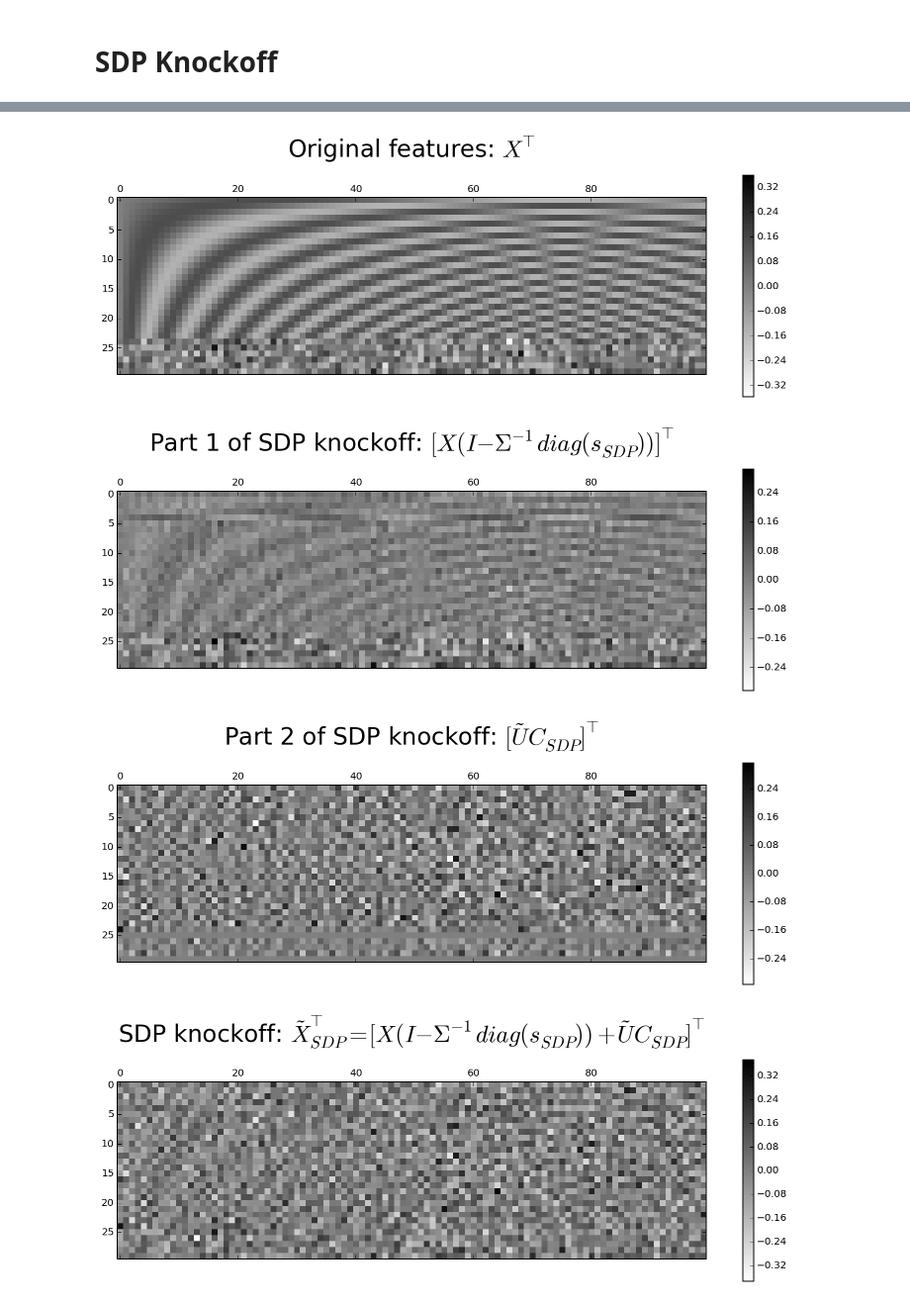
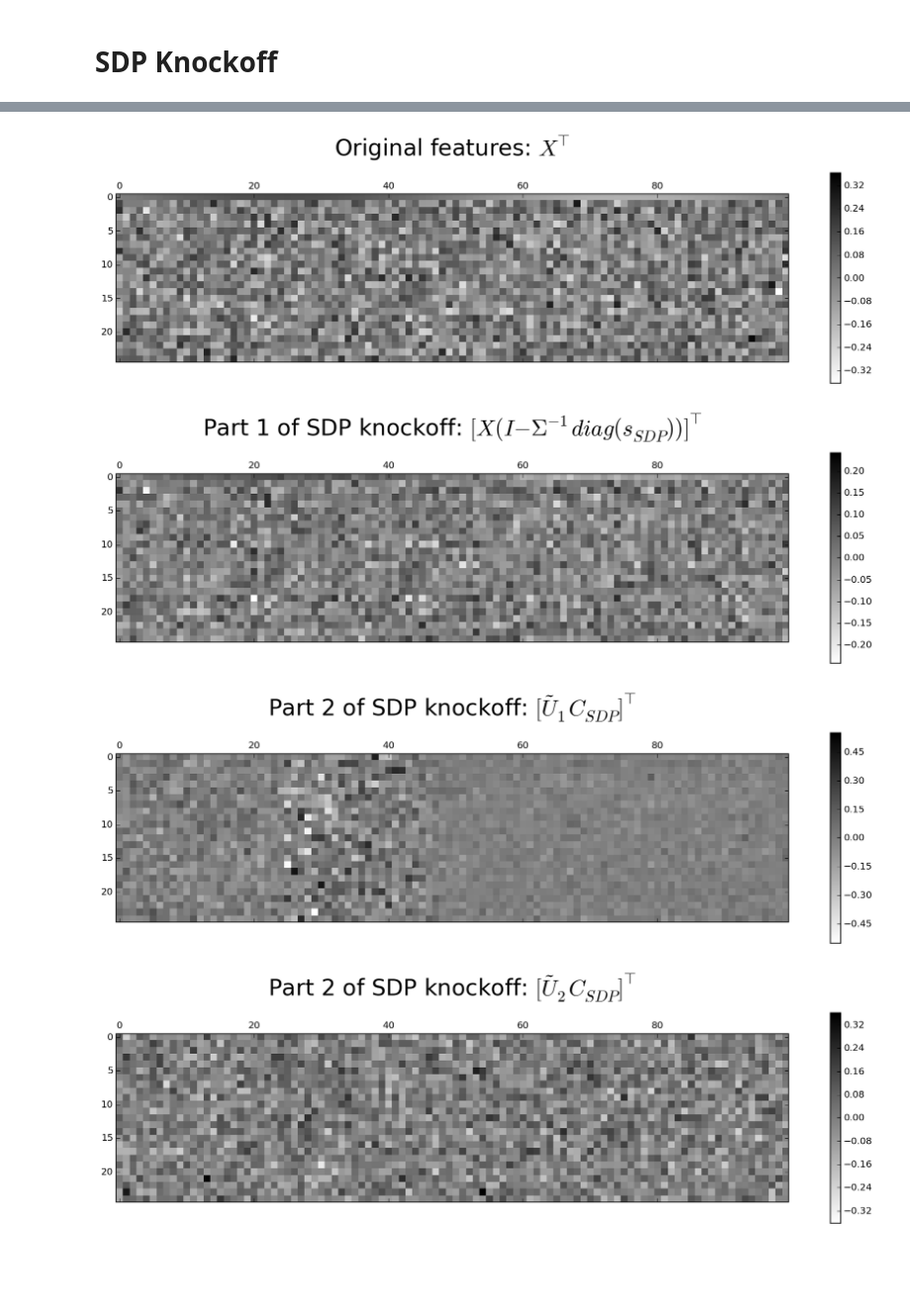
Before and after one commit to alexhuth/knockoff, a Jupyter notebook: Knockoff.ipynb, the cells around one changed output, grey strips where cells are left out. Shown at 99% size. Cells and saved outputs as stored; diff of their text form; code cells hidden in the pictures; blank space fills up the shorter version.

```diff
--- a/Knockoff.ipynb
+++ b/Knockoff.ipynb
@@ -27,8 +27,8 @@ def matshow_symm(data, *args, **kwargs):
 # and partly noise features (which are uncorrelated)
 
 n = 100
-psine = 24 # number of sinusoidal features
-pnoise = 6 # number of noise features
+psine = 1 # number of sinusoidal features
+pnoise = 24 # number of noise features
 p = psine + pnoise # total number of features
 
 randomize = False
@@ -188,13 +209,19 @@ d = np.sqrt(np.maximum(0, D))
 did = np.diag(d)
 
 sX_ko_1 = reduce(np.dot, [X, Gram_inv, dix])
-sX_ko_2 = reduce(np.dot, [U_perp, did, Vh2])
-sX_ko = X - sX_ko_1 + sX_ko_2
+sX_ko_2_1 = reduce(np.dot, [U_perp1, did, Vh2])
+sX_ko_2_2 = reduce(np.dot, [U_perp2, did, Vh2])
+
+sX_ko1 = X - sX_ko_1 + sX_ko_2_1
+sX_ko2 = X - sX_ko_1 + sX_ko_2_2
 
 # Confirm properties of X~
 # Compute G = autocovariance and cross-covariance of X and X~ (2.1)
-sG = np.dot(np.hstack([X, sX_ko]).T, np.hstack([X, sX_ko]))
+sG1 = np.dot(np.hstack([X, sX_ko1]).T, np.hstack([X, sX_ko1]))
+sG2 = np.dot(np.hstack([X, sX_ko2]).T, np.hstack([X, sX_ko2]))
 
-print "X' . X~ = (X' . X) - diag(s): ", np.allclose(np.dot(X.T, X) - x * np.eye(p), sG[p:,:p])
+assert np.allclose(sG1, sG2)
+
+print "X' . X~ = (X' . X) - diag(s): ", np.allclose(np.dot(X.T, X) - x * np.eye(p), sG1[p:,:p])
 # %% [output]
      pcost       dcost       gap    pres   dres   k/t
@@ -224,19 +250,25 @@ hlines(s, 0, p);
 # %%
 matshow_symm(X.T); colorbar(); rtitle(r"Original features: $X^\top$")
 
 matshow_symm(X.T - sX_ko_1.T); colorbar();
 rtitle(r"Part 1 of SDP knockoff: $[X(I - \Sigma^{-1} diag(s_{SDP}))]^\top$");
 
-matshow_symm(sX_ko_2.T); colorbar();
-rtitle(r"Part 2 of SDP knockoff: $[\~U C_{SDP}]^\top$")
+matshow_symm(sX_ko_2_1.T); colorbar();
+rtitle(r"Part 2 of SDP knockoff: $[\~U_1 C_{SDP}]^\top$")
 
-matshow_symm(sX_ko.T); colorbar()
-rtitle(r"SDP knockoff: $\~X^\top_{SDP} = [X(I - \Sigma^{-1} diag(s_{SDP})) + \~U C_{SDP}]^\top$");
+matshow_symm(sX_ko_2_2.T); colorbar();
+rtitle(r"Part 2 of SDP knockoff: $[\~U_2 C_{SDP}]^\top$")
 
-matshow_symm(X_ko.T); colorbar();
-rtitle(r"Equicorrelated knockoff: $\~X^\top = [X(I - \Sigma^{-1} diag(s)) + \~U C]^\top$");
+matshow_symm(sX_ko1.T); colorbar()
+rtitle(r"SDP knockoff: $\~X^\top_{SDP,1} = [X(I - \Sigma^{-1} diag(s_{SDP})) + \~U_1 C_{SDP}]^\top$");
+
+matshow_symm(sX_ko2.T); colorbar()
+rtitle(r"SDP knockoff: $\~X^\top_{SDP,2} = [X(I - \Sigma^{-1} diag(s_{SDP})) + \~U_2 C_{SDP}]^\top$");
+
+matshow_symm(X_ko2.T); colorbar();
+rtitle(r"Equicorrelated knockoff: $\~X^\top_2 = [X(I - \Sigma^{-1} diag(s)) + \~U_2 C]^\top$");
 # %% [output]
-[figure, old version]
+[figure, new version]
-[figure, old version]
+[figure, new version]
-[figure, old version]
+[figure, new version]
-[figure, old version]
+[figure, new version]
```
Also changed, not shown: parts of 12 cells of this notebook.
